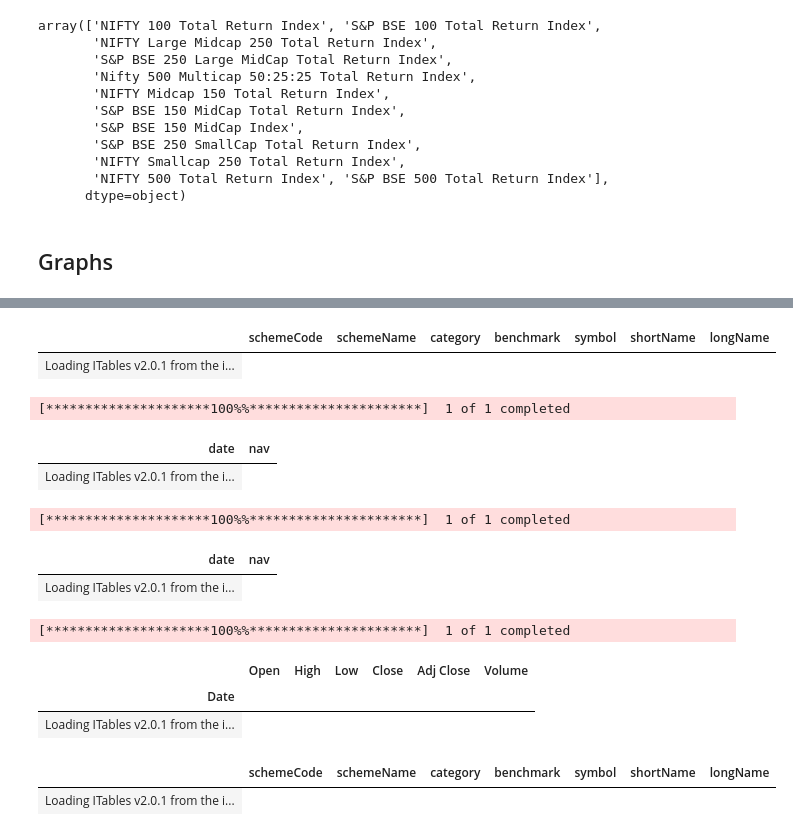
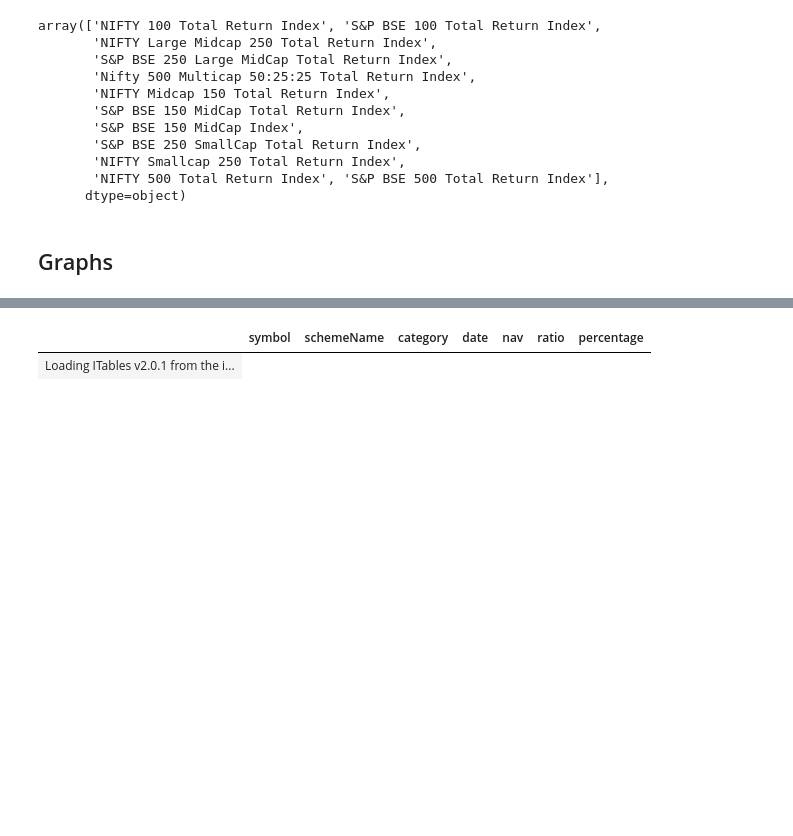
Before and after one commit to prayansh1996/investment-analysis, a Jupyter notebook: MutualFunds.ipynb, the cells around one changed output, grey strips where cells are left out. Saved outputs shown, nothing was run; the diff lists cells and outputs as text; code cells hidden in the pictures; blank space fills up the shorter version.

```diff
--- a/MutualFunds.ipynb
+++ b/MutualFunds.ipynb
@@ -334,32 +333,5 @@ icici_rr
 # %%
-SchemeDetails('ICICI Prudential Bluechip Fund').get_scheme_details()
+icici_rr
 # %% [output]
-|  | schemeCode | schemeName | category | benchmark | symbol | shortName | longName |
+|  | symbol | schemeName | category | date | nav | ratio | percentage |
 | Loading ITables v2.0.1 from the i... |
-# %%
-SchemeDetails('NIFTY 50').get_nav('6y')
-# %% [output]
-[*********************100%%**********************]  1 of 1 completed
-| date | nav |
-| Loading ITables v2.0.1 from the i... |
-# %%
-SchemeDetails('ICICI Prudential Bluechip Fund').get_nav('6y')
-# %% [output]
-[*********************100%%**********************]  1 of 1 completed
-| date | nav |
-| Loading ITables v2.0.1 from the i... |
-# %%
-nav_df = yf.download('0P0000XWAT.BO', '2023-01-01')
-# %% [output]
-[*********************100%%**********************]  1 of 1 completed
-# %%
-nav_df
-# %% [output]
-|  | Open | High | Low | Close | Adj Close | Volume |
-| Date |  |  |  |  |  |  |
-| Loading ITables v2.0.1 from the i... |
-# %%
-icici.scheme_details.scheme_details
-# %% [output]
-|  | schemeCode | schemeName | category | benchmark | symbol | shortName | longName |
-| Loading ITables v2.0.1 from the i... |
```
Also changed, not shown: parts of 5 cells of this notebook, 3 other files.
